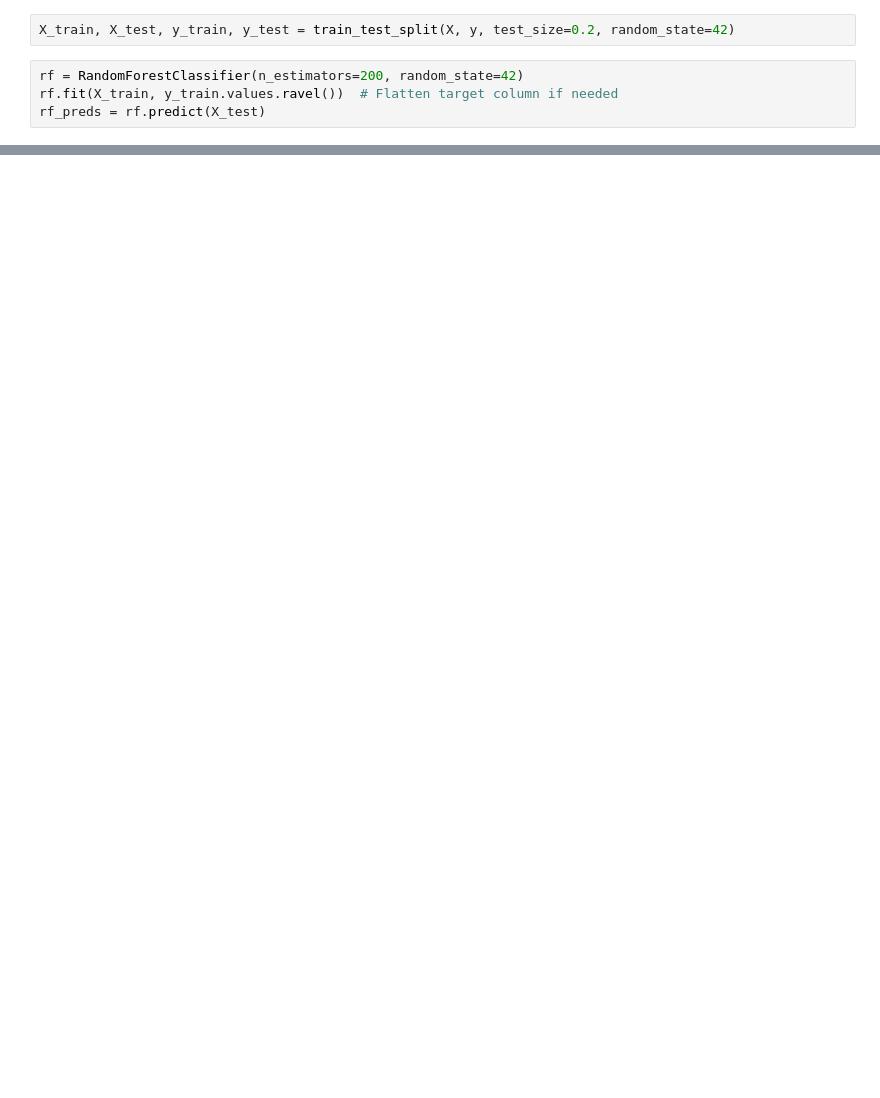
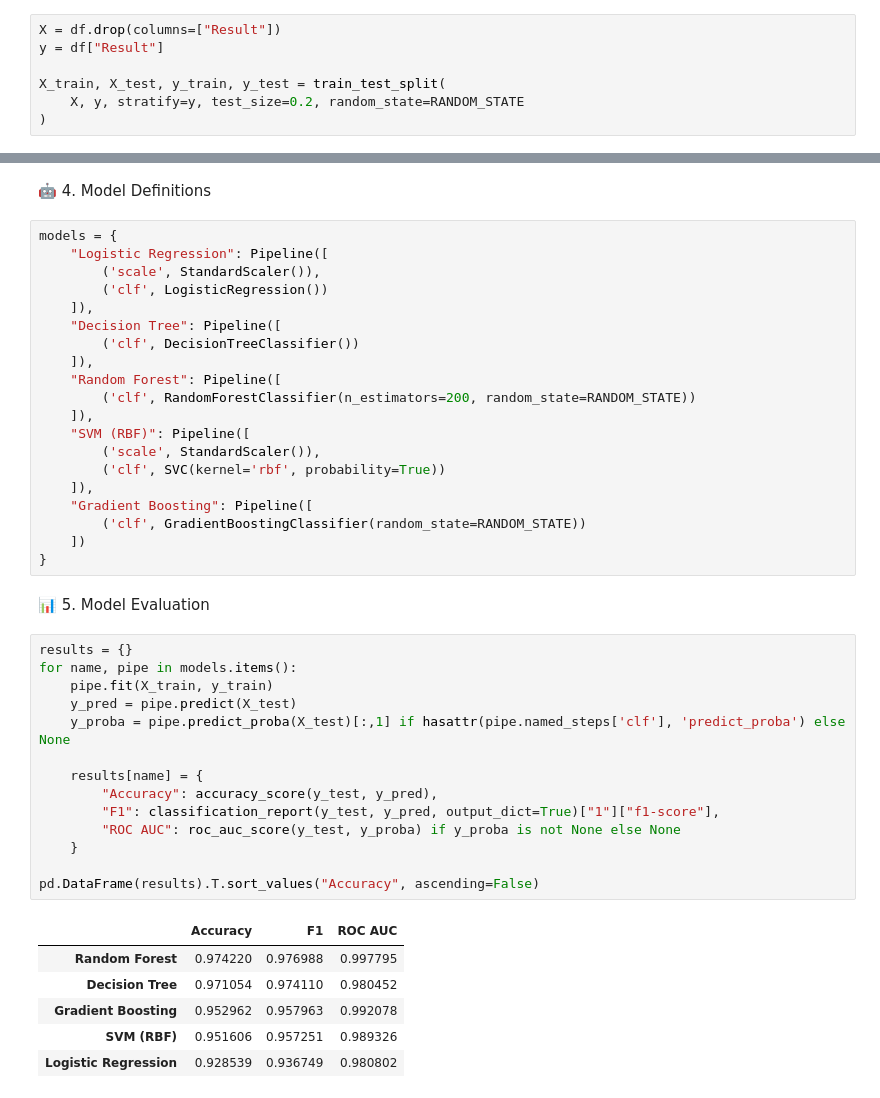
Before and after one commit to akivig1601/Website-Phishing-Detection, a Jupyter notebook: phishing_detection.ipynb, the cells around one changed output, grey strips where cells are left out. Drawn from its saved outputs; the diff is of its cells as text; blank space fills up the shorter version.

```diff
--- a/phishing_detection.ipynb
+++ b/phishing_detection.ipynb
@@ -97,6 +61,7 @@ y.head()
 # %%
-X_train, X_test, y_train, y_test = train_test_split(X, y, test_size=0.2, random_state=42)
+X = df.drop(columns=["Result"])
+y = df["Result"]
+
+X_train, X_test, y_train, y_test = train_test_split(
+    X, y, stratify=y, test_size=0.2, random_state=RANDOM_STATE
+)
-# %%
-rf = RandomForestClassifier(n_estimators=200, random_state=42)
-rf.fit(X_train, y_train.values.ravel())  # Flatten target column if needed
-rf_preds = rf.predict(X_test)
@@ -127,0 +68,45 @@ weighted avg       0.97      0.97      0.97      2211
+# %% [markdown]
+🤖 4. Model Definitions
+# %%
+models = {
+    "Logistic Regression": Pipeline([
+        ('scale', StandardScaler()),
+        ('clf', LogisticRegression())
+    ]),
+    "Decision Tree": Pipeline([
+        ('clf', DecisionTreeClassifier())
+    ]),
+    "Random Forest": Pipeline([
+        ('clf', RandomForestClassifier(n_estimators=200, random_state=RANDOM_STATE))
+    ]),
+    "SVM (RBF)": Pipeline([
+        ('scale', StandardScaler()),
+        ('clf', SVC(kernel='rbf', probability=True))
+    ]),
+    "Gradient Boosting": Pipeline([
+        ('clf', GradientBoostingClassifier(random_state=RANDOM_STATE))
+    ])
+}
+# %% [markdown]
+📊 5. Model Evaluation
+# %%
+results = {}
+for name, pipe in models.items():
+    pipe.fit(X_train, y_train)
+    y_pred = pipe.predict(X_test)
+    y_proba = pipe.predict_proba(X_test)[:,1] if hasattr(pipe.named_steps['clf'], 'predict_proba') else None
+
+    results[name] = {
+        "Accuracy": accuracy_score(y_test, y_pred),
+        "F1": classification_report(y_test, y_pred, output_dict=True)["1"]["f1-score"],
+        "ROC AUC": roc_auc_score(y_test, y_proba) if y_proba is not None else None
+    }
+
+pd.DataFrame(results).T.sort_values("Accuracy", ascending=False)
+# %% [output]
+|  | Accuracy | F1 | ROC AUC |
+| Random Forest | 0.974220 | 0.976988 | 0.997795 |
+| Decision Tree | 0.971054 | 0.974110 | 0.980452 |
+| Gradient Boosting | 0.952962 | 0.957963 | 0.992078 |
+| SVM (RBF) | 0.951606 | 0.957251 | 0.989326 |
+| Logistic Regression | 0.928539 | 0.936749 | 0.980802 |
```
Also changed, not shown: parts of 22 cells of this notebook.
